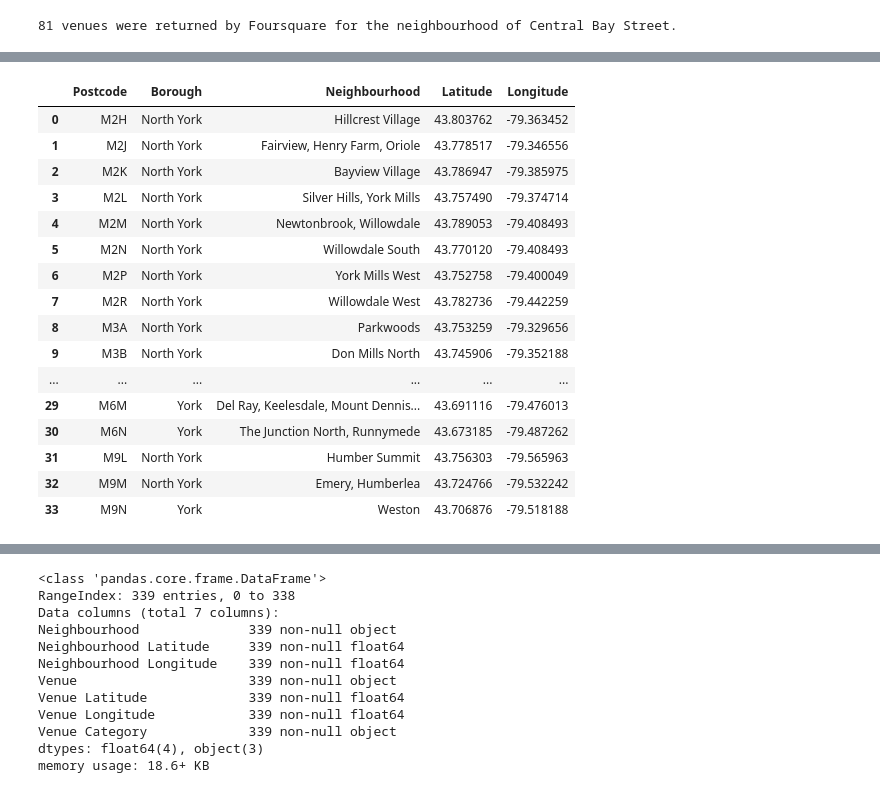
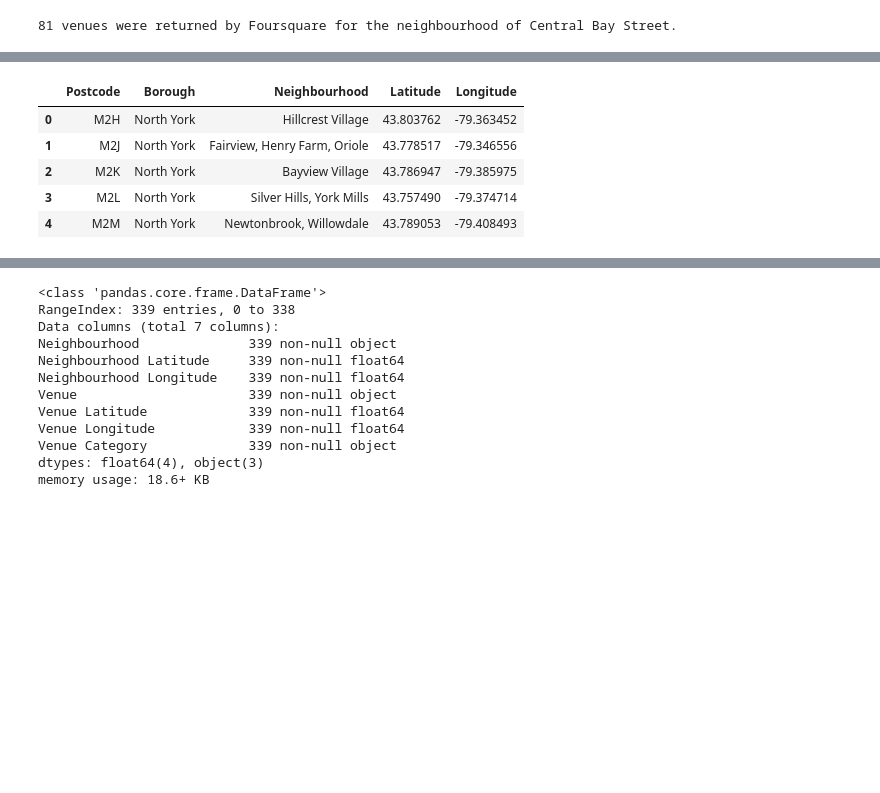
Before and after one commit to cwong690/Applied-Data-Science-Capstone, a Jupyter notebook: Toronto_Boroughs.ipynb, the cells around one changed output, grey strips where cells are left out. Cells and saved outputs as stored; diff of their text form; code cells hidden in the pictures; blank space fills up the shorter version.

```diff
--- a/Toronto_Boroughs.ipynb
+++ b/Toronto_Boroughs.ipynb
@@ -349,24 +283,13 @@ toronto_boroughs
 # %%
 toronto_final = full_toronto[full_toronto['Borough'].isin(toronto_boroughs)].reset_index(drop=True)
-toronto_final
+toronto_final.head()
 # %% [output]
 |  | Postcode | Borough | Neighbourhood | Latitude | Longitude |
 | 0 | M2H | North York | Hillcrest Village | 43.803762 | -79.363452 |
 | 1 | M2J | North York | Fairview, Henry Farm, Oriole | 43.778517 | -79.346556 |
 | 2 | M2K | North York | Bayview Village | 43.786947 | -79.385975 |
 | 3 | M2L | North York | Silver Hills, York Mills | 43.757490 | -79.374714 |
 | 4 | M2M | North York | Newtonbrook, Willowdale | 43.789053 | -79.408493 |
-| 5 | M2N | North York | Willowdale South | 43.770120 | -79.408493 |
-| 6 | M2P | North York | York Mills West | 43.752758 | -79.400049 |
-| 7 | M2R | North York | Willowdale West | 43.782736 | -79.442259 |
-| 8 | M3A | North York | Parkwoods | 43.753259 | -79.329656 |
-| 9 | M3B | North York | Don Mills North | 43.745906 | -79.352188 |
-| ... | ... | ... | ... | ... | ... |
-| 29 | M6M | York | Del Ray, Keelesdale, Mount Dennis... | 43.691116 | -79.476013 |
-| 30 | M6N | York | The Junction North, Runnymede | 43.673185 | -79.487262 |
-| 31 | M9L | North York | Humber Summit | 43.756303 | -79.565963 |
-| 32 | M9M | North York | Emery, Humberlea | 43.724766 | -79.532242 |
-| 33 | M9N | York | Weston | 43.706876 | -79.518188 |
 # %%
 def getNearbyVenues(names, latitudes, longitudes, radius = 500):
 
```
Also changed, not shown: parts of 8 cells of this notebook.
